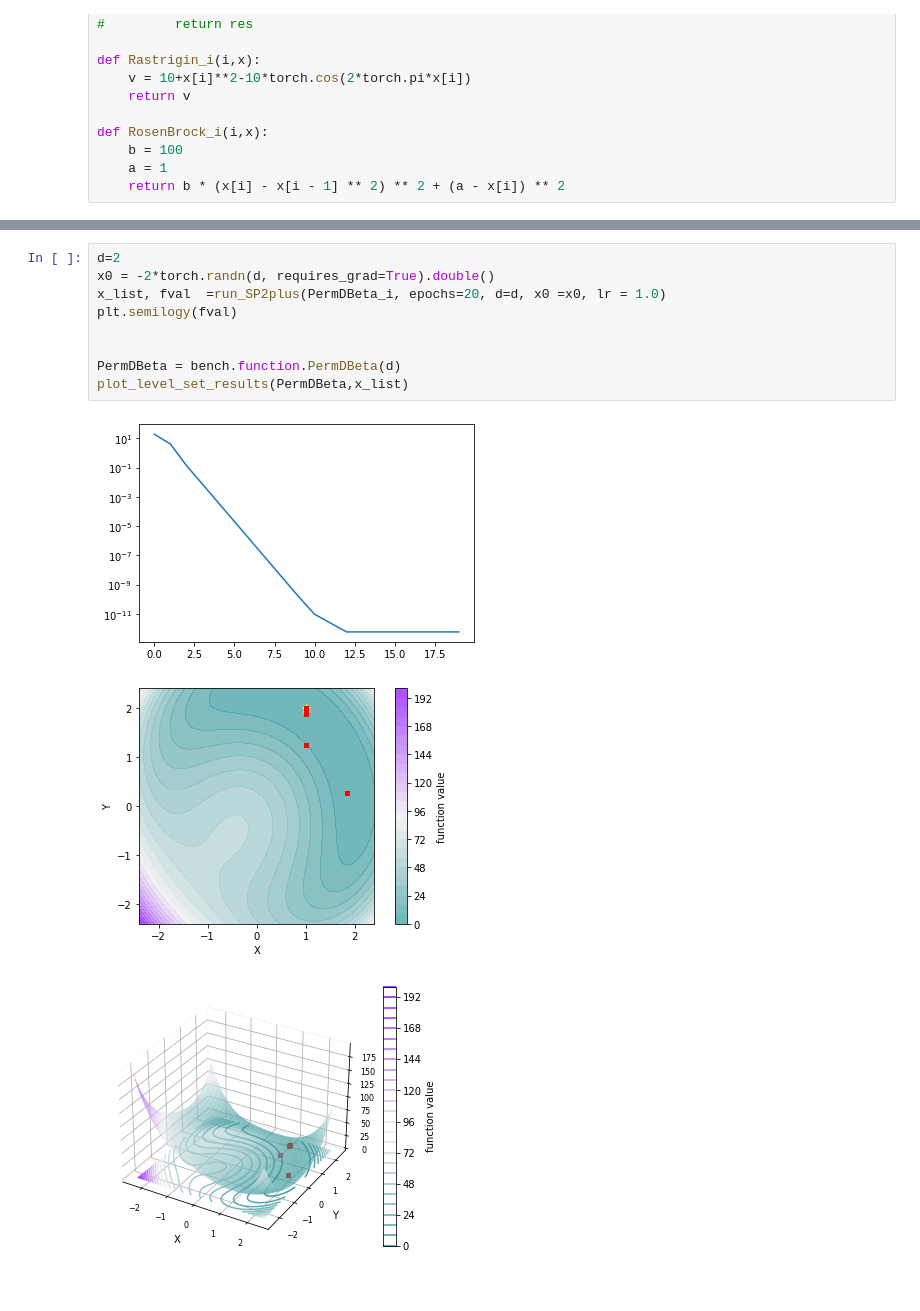
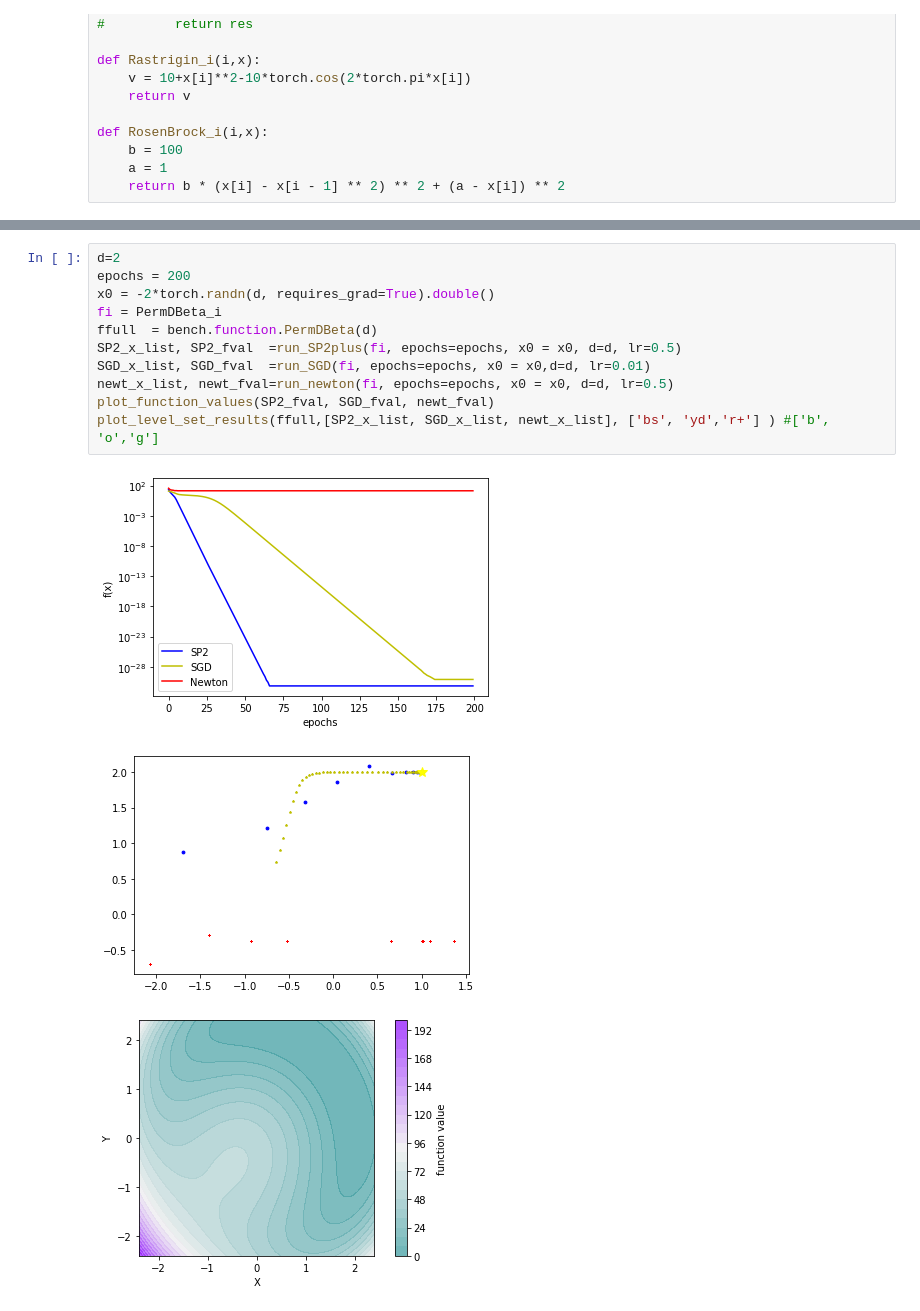
Before and after one commit to gowerrobert/sps_optimizers_with_martin_plots, a Jupyter notebook: 2D_examplesVisualization_rob_version.ipynb, the cells around one changed output, grey strips where cells are left out. Drawn from its saved outputs; the diff is of its cells as text.

```diff
--- a/2D_examplesVisualization_rob_version.ipynb
+++ b/2D_examplesVisualization_rob_version.ipynb
@@ -116,13 +220,15 @@ plot_level_set_results(LevyN13,x_list)
 # %%
 d=2
+epochs = 200
 x0 = -2*torch.randn(d, requires_grad=True).double()
-x_list, fval  =run_SP2plus(PermDBeta_i, epochs=20, d=d, x0 =x0, lr = 1.0)
-plt.semilogy(fval)
-
-
-PermDBeta = bench.function.PermDBeta(d)
-plot_level_set_results(PermDBeta,x_list)
+fi = PermDBeta_i
+ffull  = bench.function.PermDBeta(d)
+SP2_x_list, SP2_fval  =run_SP2plus(fi, epochs=epochs, x0 = x0, d=d, lr=0.5)
+SGD_x_list, SGD_fval  =run_SGD(fi, epochs=epochs, x0 = x0,d=d, lr=0.01)
+newt_x_list, newt_fval=run_newton(fi, epochs=epochs, x0 = x0, d=d, lr=0.5)
+plot_function_values(SP2_fval, SGD_fval, newt_fval)
+plot_level_set_results(ffull,[SP2_x_list, SGD_x_list, newt_x_list], ['bs', 'yd','r+'] ) #['b', 'o','g']
 # %% [output]
-[figure, old version]
+[figure, new version]
-[figure, old version]
+[figure, new version]
-[figure, old version]
+[figure, new version]
```
Also changed, not shown: parts of 8 cells of this notebook, 2 other files.
